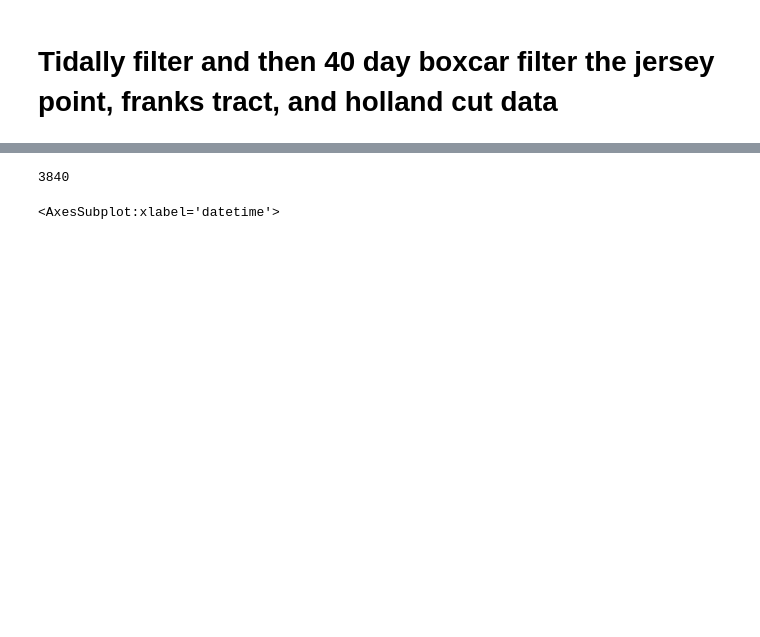
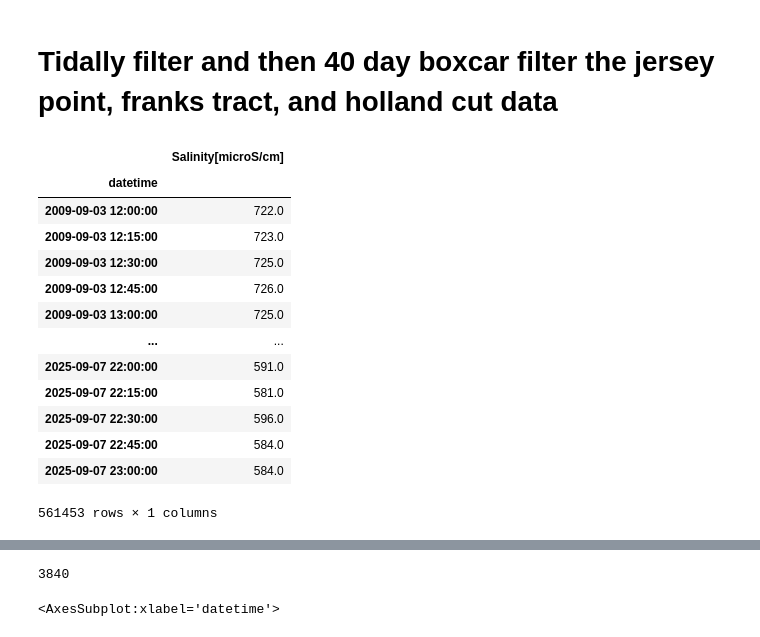
Before and after one commit to jennaisrael/Savio_scratch_back_up, a Jupyter notebook: climate_data_processing/identify_stp/salinity_bc_40_day_BC_filter.ipynb, the cells around one changed output, grey strips where cells are left out. Cells and saved outputs as stored; diff of their text form; code cells hidden in the pictures; blank space fills up the shorter version.

```diff
--- a/climate_data_processing/identify_stp/salinity_bc_40_day_BC_filter.ipynb
+++ b/climate_data_processing/identify_stp/salinity_bc_40_day_BC_filter.ipynb
@@ -59,0 +67,17 @@ def filter_timeseries(tss, cutoff_period=hours(40)):
+# %%
+hol2_filled
+# %% [output]
+|  | Salinity[microS/cm] |
+| datetime |  |
+| 2009-09-03 12:00:00 | 722.0 |
+| 2009-09-03 12:15:00 | 723.0 |
+| 2009-09-03 12:30:00 | 725.0 |
+| 2009-09-03 12:45:00 | 726.0 |
+| 2009-09-03 13:00:00 | 725.0 |
+| ... | ... |
+| 2025-09-07 22:00:00 | 591.0 |
+| 2025-09-07 22:15:00 | 581.0 |
+| 2025-09-07 22:30:00 | 596.0 |
+| 2025-09-07 22:45:00 | 584.0 |
+| 2025-09-07 23:00:00 | 584.0 |
+561453 rows × 1 columns
```
Also changed, not shown: parts of 6 cells of this notebook, 1 other file.
